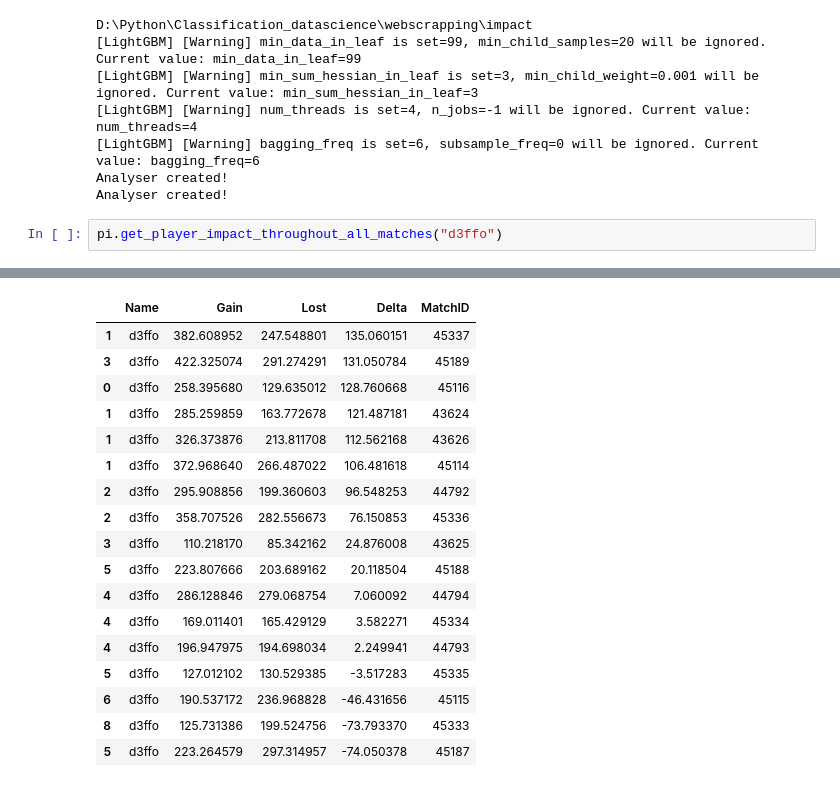
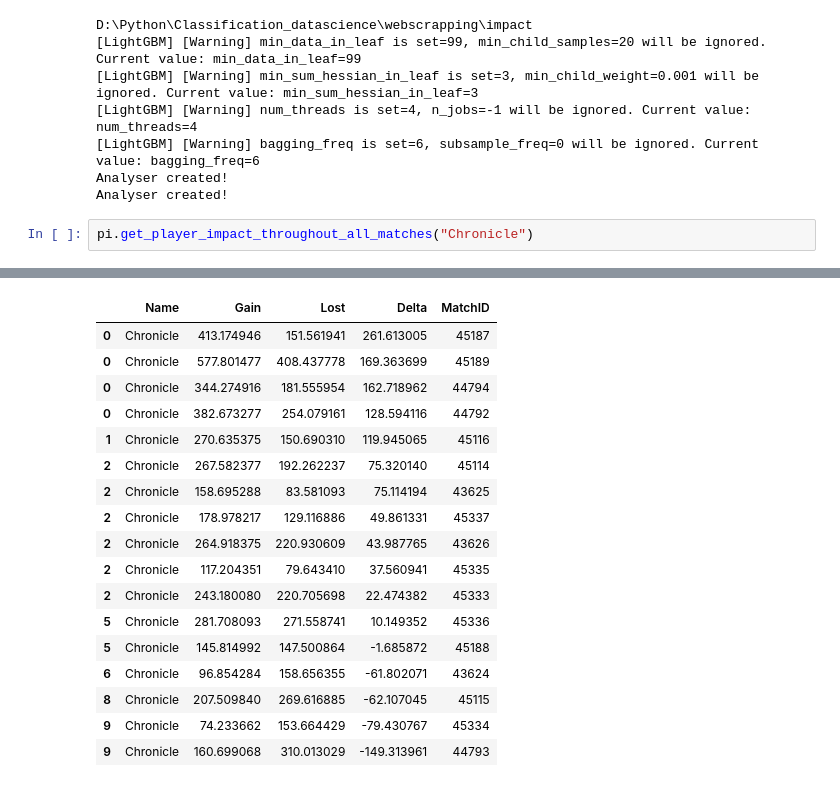
Before and after one commit to mateusb12/valorant_impact, a Jupyter notebook: webscrapping/impact/player_impact_notebook.ipynb, the cells around one changed output, grey strips where cells are left out. Drawn from its saved outputs; the diff is of its cells as text.

```diff
--- a/webscrapping/impact/player_impact_notebook.ipynb
+++ b/webscrapping/impact/player_impact_notebook.ipynb
@@ -11,6 +11,6 @@ D:\Python\Classification_datascience\webscrapping\impact
 Analyser created!
 Analyser created!
 # %%
-pi.get_player_impact_throughout_all_matches("d3ffo")
+pi.get_player_impact_throughout_all_matches("Chronicle")
 # %% [output]
 Analysing match #45337, 1/70 so far. Ratio → [1.43%]
@@ -33,18 +33,18 @@ Elapsed → 9s | Time per match → 0.16s | Remaining time → 0:00:01 | ETA →
 |  | Name | Gain | Lost | Delta | MatchID |
-| 1 | d3ffo | 382.608952 | 247.548801 | 135.060151 | 45337 |
-| 3 | d3ffo | 422.325074 | 291.274291 | 131.050784 | 45189 |
-| 0 | d3ffo | 258.395680 | 129.635012 | 128.760668 | 45116 |
-| 1 | d3ffo | 285.259859 | 163.772678 | 121.487181 | 43624 |
-| 1 | d3ffo | 326.373876 | 213.811708 | 112.562168 | 43626 |
-| 1 | d3ffo | 372.968640 | 266.487022 | 106.481618 | 45114 |
-| 2 | d3ffo | 295.908856 | 199.360603 | 96.548253 | 44792 |
-| 2 | d3ffo | 358.707526 | 282.556673 | 76.150853 | 45336 |
-| 3 | d3ffo | 110.218170 | 85.342162 | 24.876008 | 43625 |
-| 5 | d3ffo | 223.807666 | 203.689162 | 20.118504 | 45188 |
-| 4 | d3ffo | 286.128846 | 279.068754 | 7.060092 | 44794 |
-| 4 | d3ffo | 169.011401 | 165.429129 | 3.582271 | 45334 |
-| 4 | d3ffo | 196.947975 | 194.698034 | 2.249941 | 44793 |
-| 5 | d3ffo | 127.012102 | 130.529385 | -3.517283 | 45335 |
-| 6 | d3ffo | 190.537172 | 236.968828 | -46.431656 | 45115 |
-| 8 | d3ffo | 125.731386 | 199.524756 | -73.793370 | 45333 |
-| 5 | d3ffo | 223.264579 | 297.314957 | -74.050378 | 45187 |
+| 0 | Chronicle | 413.174946 | 151.561941 | 261.613005 | 45187 |
+| 0 | Chronicle | 577.801477 | 408.437778 | 169.363699 | 45189 |
+| 0 | Chronicle | 344.274916 | 181.555954 | 162.718962 | 44794 |
+| 0 | Chronicle | 382.673277 | 254.079161 | 128.594116 | 44792 |
+| 1 | Chronicle | 270.635375 | 150.690310 | 119.945065 | 45116 |
+| 2 | Chronicle | 267.582377 | 192.262237 | 75.320140 | 45114 |
+| 2 | Chronicle | 158.695288 | 83.581093 | 75.114194 | 43625 |
+| 2 | Chronicle | 178.978217 | 129.116886 | 49.861331 | 45337 |
+| 2 | Chronicle | 264.918375 | 220.930609 | 43.987765 | 43626 |
+| 2 | Chronicle | 117.204351 | 79.643410 | 37.560941 | 45335 |
+| 2 | Chronicle | 243.180080 | 220.705698 | 22.474382 | 45333 |
+| 5 | Chronicle | 281.708093 | 271.558741 | 10.149352 | 45336 |
+| 5 | Chronicle | 145.814992 | 147.500864 | -1.685872 | 45188 |
+| 6 | Chronicle | 96.854284 | 158.656355 | -61.802071 | 43624 |
+| 8 | Chronicle | 207.509840 | 269.616885 | -62.107045 | 45115 |
+| 9 | Chronicle | 74.233662 | 153.664429 | -79.430767 | 45334 |
+| 9 | Chronicle | 160.699068 | 310.013029 | -149.313961 | 44793 |
```
Also changed, not shown: parts of 1 cell of this notebook, 5 other files.
